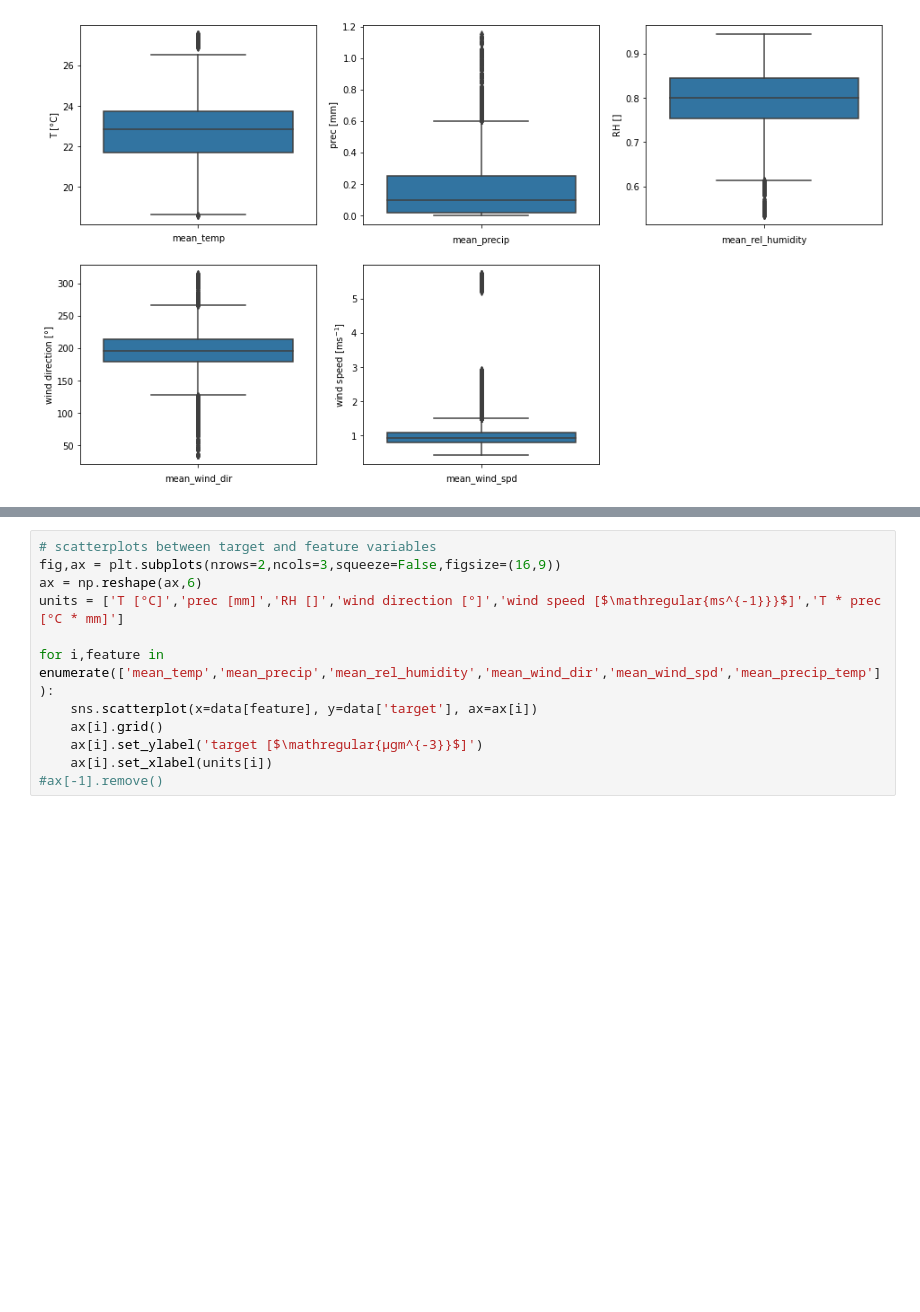
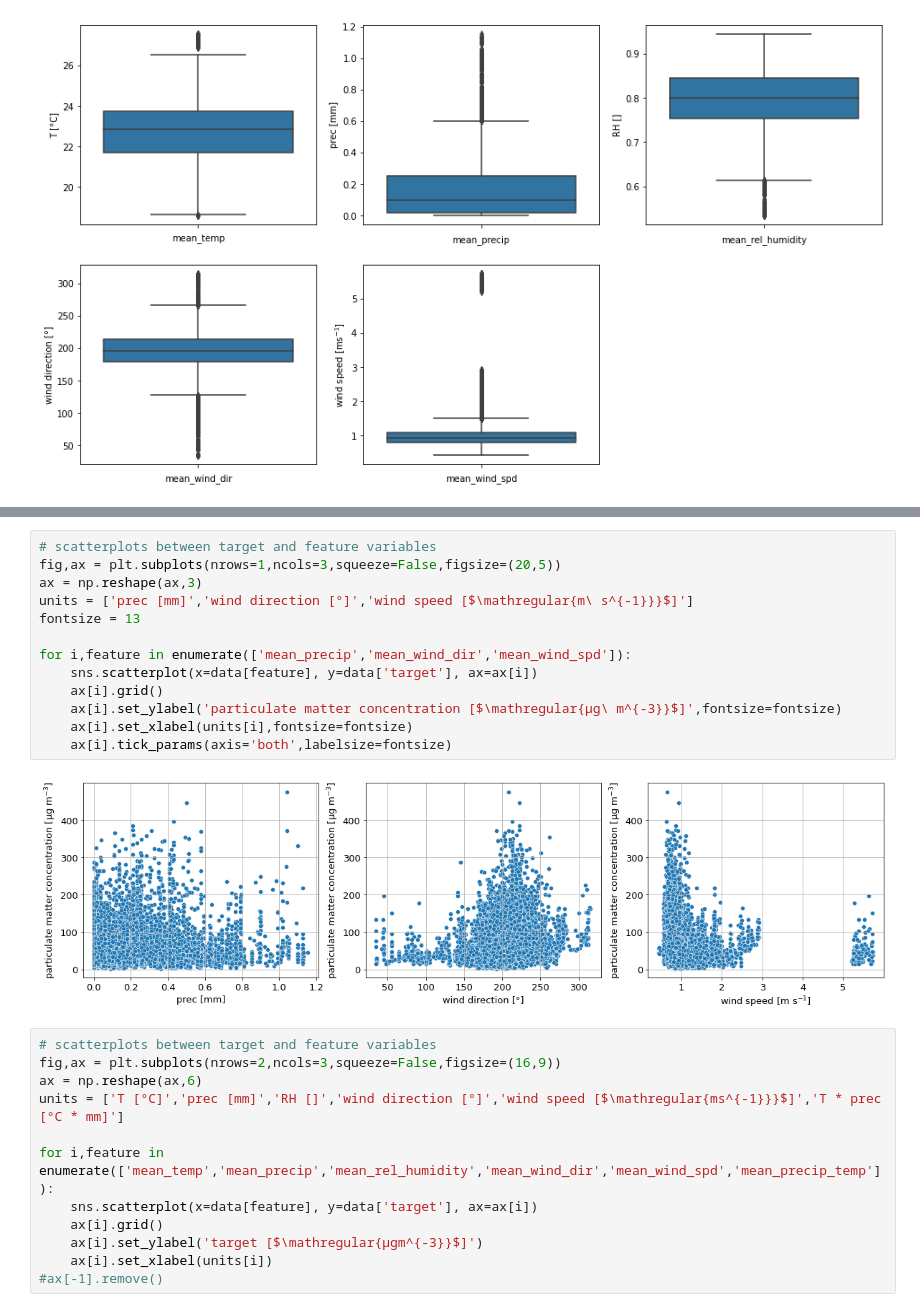
Before and after one commit to JeromeSauer/Project2_AirQuality, a Jupyter notebook: Project2_EDA.ipynb, the cells around one changed output, grey strips where cells are left out. Drawn from its saved outputs; the diff is of its cells as text; blank space fills up the shorter version.

```diff
--- a/Project2_EDA.ipynb
+++ b/Project2_EDA.ipynb
@@ -202,3 +230,18 @@ ax[-1].remove()
+# %%
+# scatterplots between target and feature variables
+fig,ax = plt.subplots(nrows=1,ncols=3,squeeze=False,figsize=(20,5))
+ax = np.reshape(ax,3)
+units = ['prec [mm]','wind direction [°]','wind speed [$\mathregular{m\ s^{-1}}}$]']
+fontsize = 13
+
+for i,feature in enumerate(['mean_precip','mean_wind_dir','mean_wind_spd']):
+    sns.scatterplot(x=data[feature], y=data['target'], ax=ax[i])
+    ax[i].grid()
+    ax[i].set_ylabel('particulate matter concentration [$\mathregular{µg\ m^{-3}}$]',fontsize=fontsize)
+    ax[i].set_xlabel(units[i],fontsize=fontsize)
+    ax[i].tick_params(axis='both',labelsize=fontsize)
+# %% [output]
+[figure, added]
 # %%
 # scatterplots between target and feature variables
 fig,ax = plt.subplots(nrows=2,ncols=3,squeeze=False,figsize=(16,9))
```
Also changed, not shown: parts of 3 cells of this notebook.
